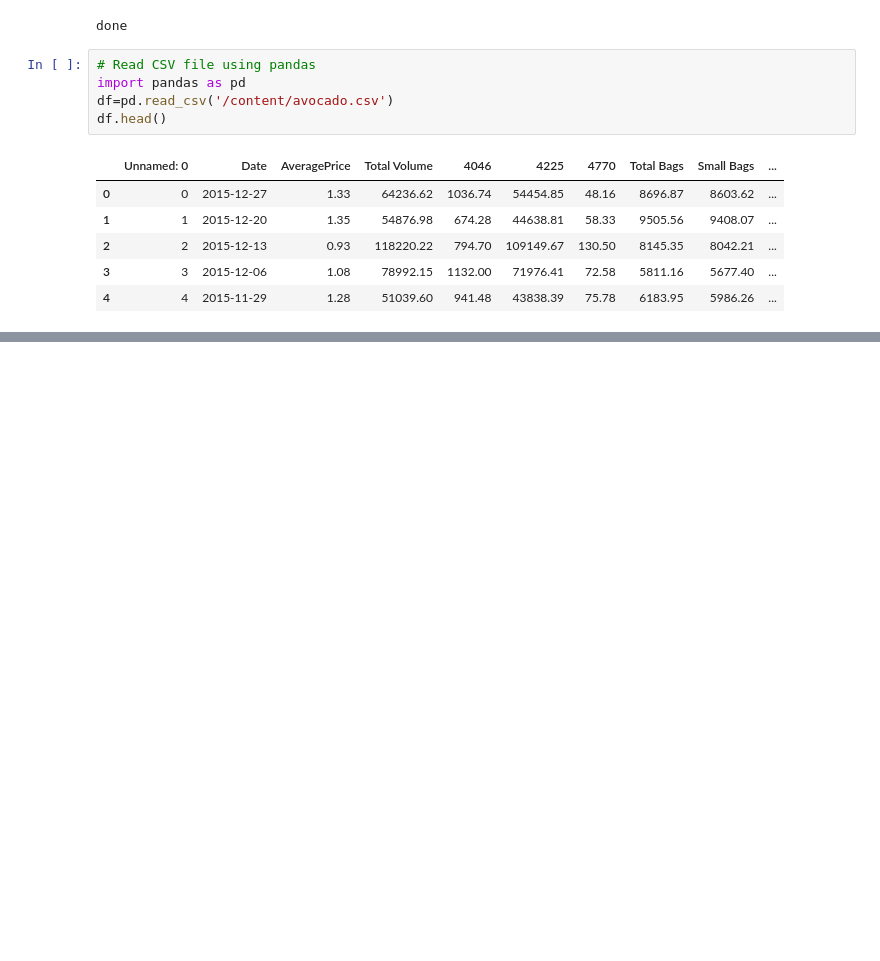
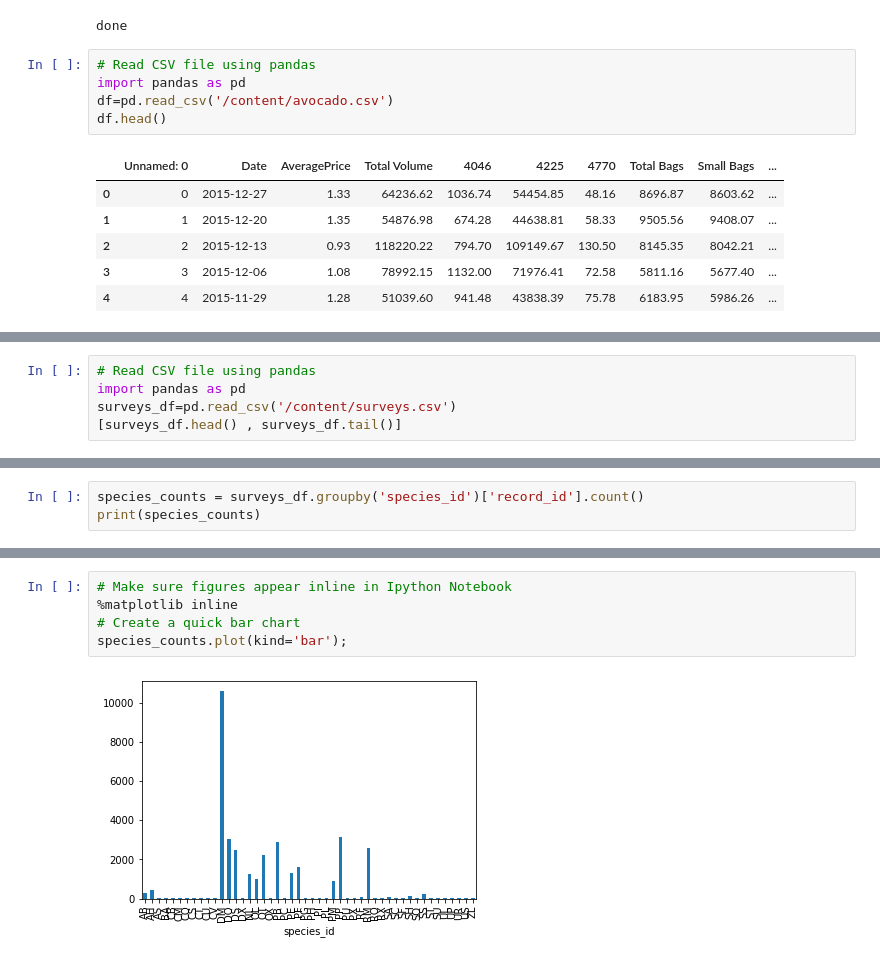
Before and after one commit to Ebuka007/Data-Science, a Jupyter notebook: PY_DAY_3.ipynb, the cells around one changed output, grey strips where cells are left out. Saved outputs shown, nothing was run; the diff lists cells and outputs as text; blank space fills up the shorter version.

```diff
--- a/PY_DAY_3.ipynb
+++ b/PY_DAY_3.ipynb
@@ -111,0 +184,5 @@ df.head()
+# %%
+# Read CSV file using pandas
+import pandas as pd
+surveys_df=pd.read_csv('/content/surveys.csv')
+[surveys_df.head() , surveys_df.tail()]
@@ -111,0 +272,3 @@ df.head()
+# %%
+species_counts = surveys_df.groupby('species_id')['record_id'].count()
+print(species_counts)
@@ -111,0 +313,7 @@ df.head()
+# %%
+# Make sure figures appear inline in Ipython Notebook
+%matplotlib inline
+# Create a quick bar chart
+species_counts.plot(kind='bar');
+# %% [output]
+[figure, added]
```
Also changed, not shown: parts of 28 cells of this notebook.
